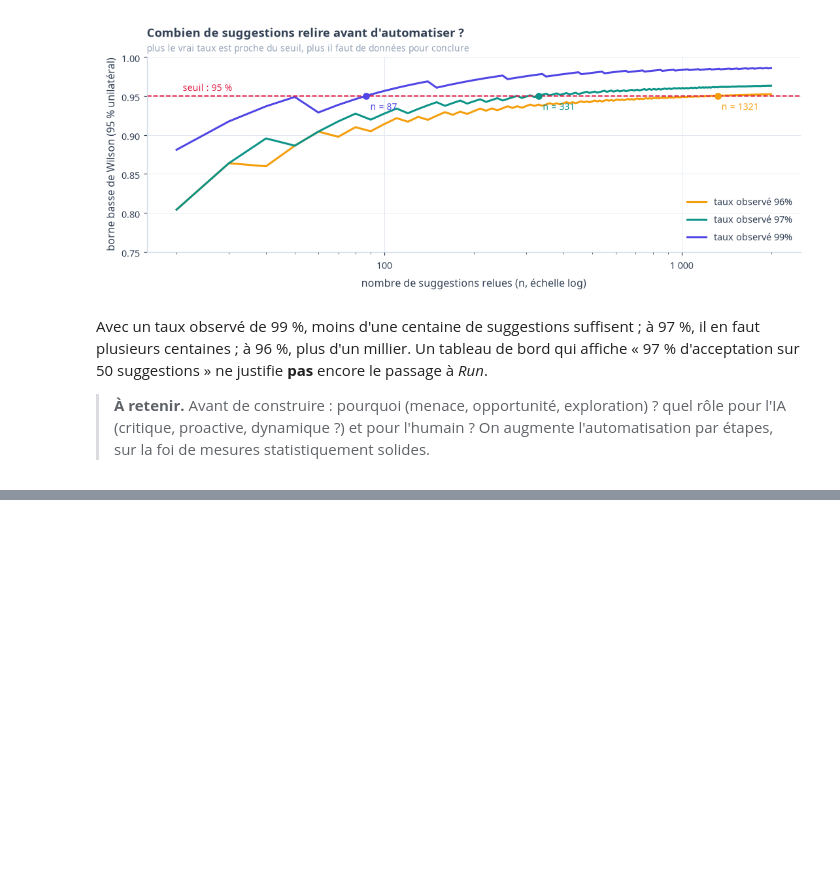
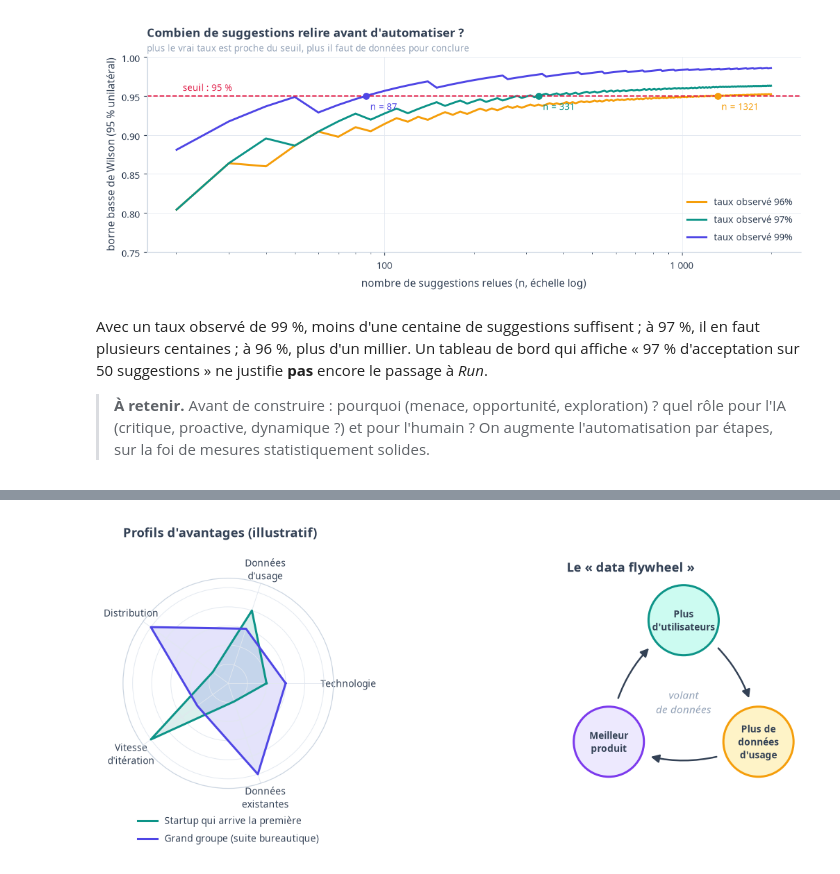
Before and after one commit to gwils28/AI_Engineering__ByTheBook, a Jupyter notebook: notebooks/ch01_introduction_ai_engineering/ch01_cours_3_cas_usage_et_planification.ipynb, the cells around one changed output, grey strips where cells are left out. Drawn from its saved outputs; the diff is of its cells as text; code cells hidden in the pictures; blank space fills up the shorter version.

```diff
--- a/notebooks/ch01_introduction_ai_engineering/ch01_cours_3_cas_usage_et_planification.ipynb
+++ b/notebooks/ch01_introduction_ai_engineering/ch01_cours_3_cas_usage_et_planification.ipynb
@@ -364,0 +374,32 @@ d'acceptation sur 50 suggestions » ne justifie **pas** encore le passage à *Ru
+# %%
+axes_names = ["Technologie", "Données\nd'usage", "Distribution", "Vitesse\nd'itération", "Données\nexistantes"]
+profiles = {"Startup qui arrive la première": [2, 4, 1, 5, 1], "Grand groupe (suite bureautique)": [3, 3, 5, 2, 5]}
+ang = np.linspace(0, 2 * np.pi, len(axes_names), endpoint=False).tolist()
+fig = plt.figure(figsize=(12, 4.6))
+ax = fig.add_subplot(1, 2, 1, polar=True)
+for (name, vals), col in zip(profiles.items(), [TEAL, INDIGO]):
+    v = vals + vals[:1]
+    ax.plot(ang + ang[:1], v, color=col, lw=2, label=name)
+    ax.fill(ang + ang[:1], v, color=col, alpha=0.15)
+ax.set_xticks(ang, axes_names, fontsize=9)
+ax.set_yticks([1, 2, 3, 4, 5], [""] * 5); ax.set_ylim(0, 5.5)
+ax.legend(loc="upper center", bbox_to_anchor=(0.5, -0.08), fontsize=9)
+ax.set_title("Profils d'avantages (illustratif)", pad=18)
+ax2 = fig.add_subplot(1, 2, 2); ax2.axis("off")
+ax2.set_xlim(0, 1); ax2.set_ylim(0.1, 1.0); ax2.set_aspect("equal")
+from matplotlib.patches import FancyArrowPatch, Circle
+labels_fw = ["Plus\nd'utilisateurs", "Plus de\ndonnées\nd'usage", "Meilleur\nproduit"]
+cols_fw = [TEAL, AMBER, VIOLET]
+pts = [(0.5, 0.82), (0.82, 0.3), (0.18, 0.3)]
+for (x, y), lab, col in zip(pts, labels_fw, cols_fw):
+    ax2.add_patch(Circle((x, y), 0.15, facecolor=LIGHT[col], edgecolor=col, lw=2))
+    ax2.text(x, y, lab, ha="center", va="center", fontsize=9, fontweight="bold")
+for i in range(3):
+    (x1, y1), (x2, y2) = pts[i], pts[(i + 1) % 3]
+    ax2.add_patch(FancyArrowPatch((x1, y1), (x2, y2), arrowstyle="-|>", mutation_scale=16,
+                                  connectionstyle="arc3,rad=-0.25", shrinkA=42, shrinkB=42, color=SLATE, lw=1.6))
+ax2.text(0.5, 0.47, "volant\nde données", ha="center", va="center", fontsize=10, color=GRAY, style="italic")
+ax2.set_title("Le « data flywheel »", loc="left")
+finish(fig); plt.show()
+# %% [output]
+[figure, added]
```
Also changed, not shown: parts of 17 cells of this notebook.
